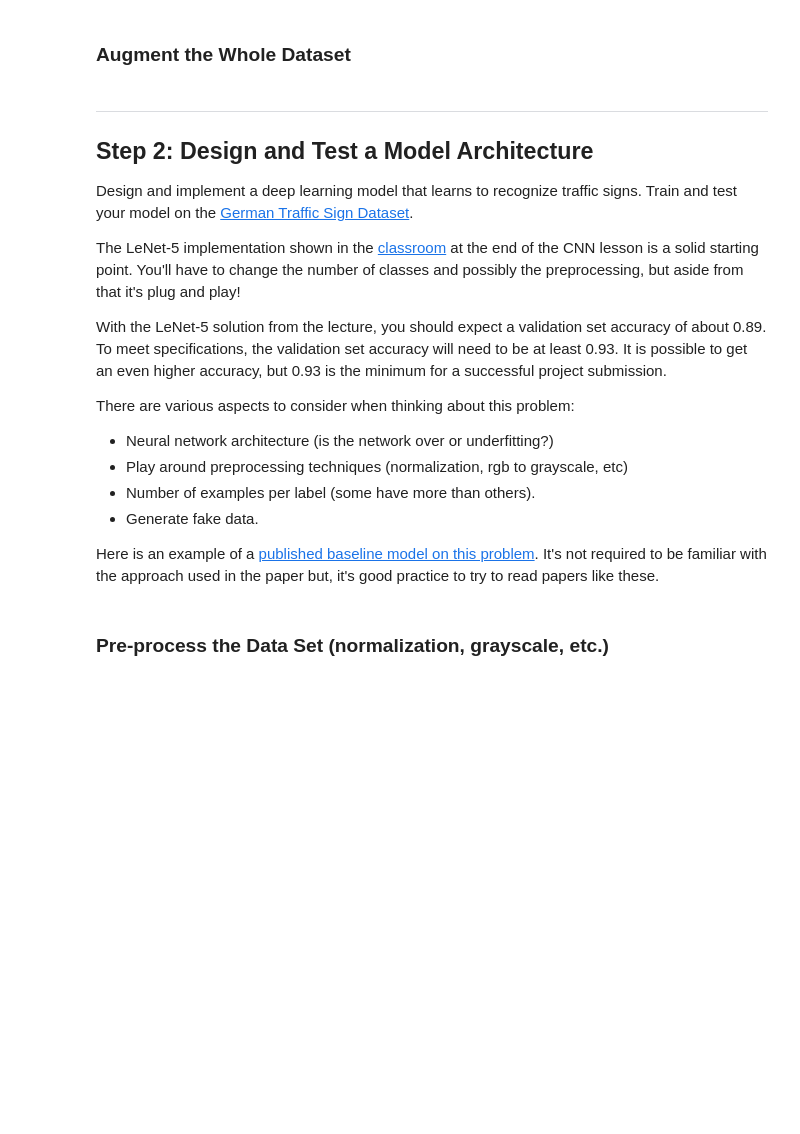
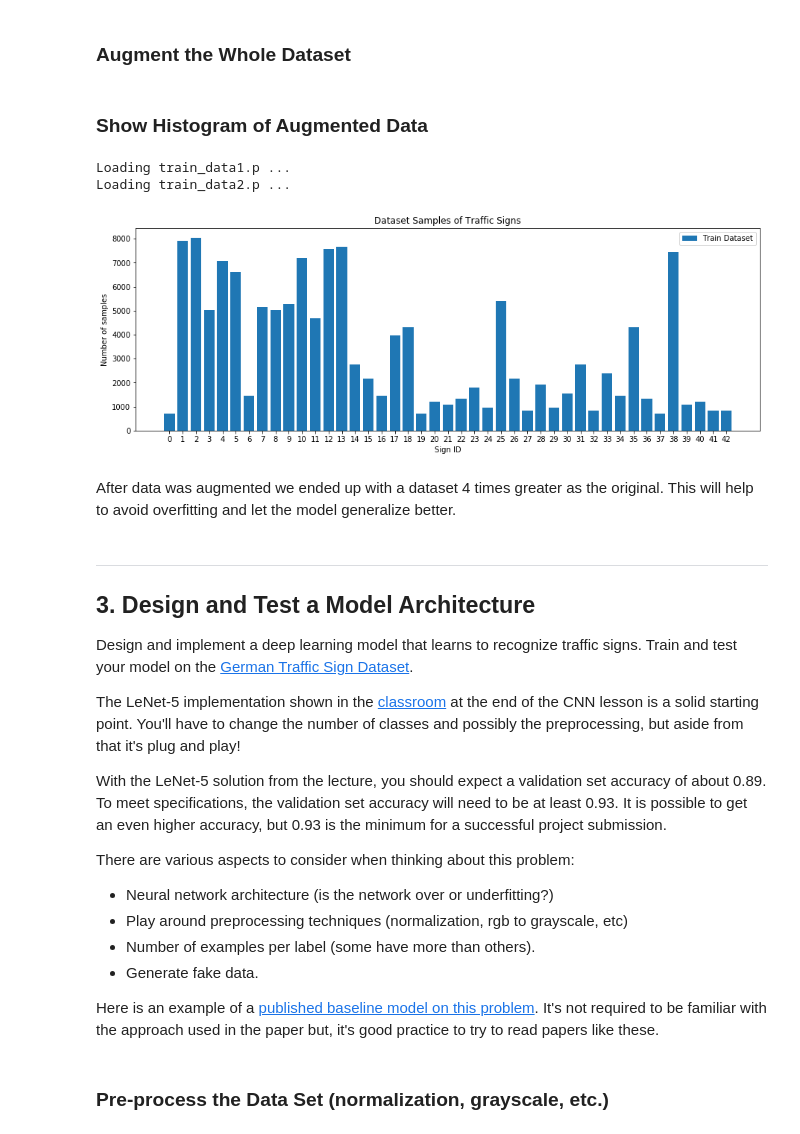
Before and after one commit to arturops/self-drivingCar, a Jupyter notebook: TrafficSignClassifier/Traffic_Sign_Classifier.ipynb, the cells around one changed output. Saved outputs shown, nothing was run; the diff lists cells and outputs as text; code cells hidden in the pictures; blank space fills up the shorter version.

Commit message:
Working version of the model that achieves the goal and the description of it

```diff
--- a/TrafficSignClassifier/Traffic_Sign_Classifier.ipynb
+++ b/TrafficSignClassifier/Traffic_Sign_Classifier.ipynb
@@ -269,10 +273,8 @@ def data_augmentation(data, labels, num_samples=1):
     Among the augmentation techniques used are:
         - Random rotations between -20 and 20 degrees
         - Random translations between -3 and 3 pixels in all directions.
-        - Random zooms between 0.5 and 1.3.
+        - Random zooms between 0.4 and 1.3.
         - Random shearing between -10 and 10 degrees.
-    ?randomly applies sobel edge detector to 1/4th of the images in each batch.
-    ?randomly inverts 1/2 of the images in each batch.
     """
     X_batch_aug =[]
     Y_batch_aug =[]
@@ -283,7 +285,7 @@ def data_augmentation(data, labels, num_samples=1):
         for sample in range(num_samples):
 
             # random rotations betweein -10 and 10 degrees
-            dorotate = random.randint(-30,30) #(-20,20)
+            dorotate = random.randint(-20,20) #(-30,30)
 
             # random translations
             trans_1 = random.randint(-3,3)#(-10,10)
@@ -293,7 +295,7 @@ def data_augmentation(data, labels, num_samples=1):
             zoom = random.uniform(0.4,1.3) #(0.5, 1.3)
 
             # shearing
-            shear_deg = random.uniform(-20,20)#(-10,10)#(-25, 25)
+            shear_deg = random.uniform(-10,10)#(-20,20)#(-25, 25)
 
             # set the transform parameters for skimage.transform.warp
             # have to shift to center and then shift back after transformation otherwise
@@ -320,12 +322,13 @@ def data_augmentation(data, labels, num_samples=1):
 
     return X_batch_aug, Y_batch_aug
 
-def augment_and_save_data(features,labels, timesAugmentDataset=3):
+def augment_and_save_data(features,labels, file_name='data_aug', timesAugmentDataset=3):
     """
     Augments the dataset by (CurrentNumberOfImages x timesToAugmentDataset)
     Arguments:
     @features: Images data (pixels array)
     @labels: Label of each image
+    @file_name: Name of the file in which to store data
     @timesAugmentDataset: Number of times that will be increased the original dataset
     Returns:
     None
@@ -347,25 +350,26 @@ def augment_and_save_data(features,labels, timesAugmentDataset=3):
     for i in range(0,len(labels),nBLOCKS*num_train):
         train_dic = {'features':features[i:i+nBLOCKS*num_train],\
                      'labels':labels[i:i+nBLOCKS*num_train]}
-        file = 'data_augT{}.p'.format(count)
+        file = file_name +'{}.p'.format(count)
         output = open(file, 'wb')
         pickle.dump(train_dic, output)
         output.close()
         count+=1
 
 
-def load_augmented_data(timesAugmentDataset=3):
+def load_augmented_data(file_name='data_aug',timesAugmentDataset=3):
     """
     Loads the data from the pickled files created after the data was augmented
     Arguments:
+    @file_name: Name of the file in which to store data
     @timesAugmentDataset: Number of times that was increased the original dataset
     """
     features=[]
     labels=[]
     count = (timesAugmentDataset+1)//2 + (timesAugmentDataset+1)%2
     for i in range(count):
-        file = 'data_augT{}.p'.format(i+1)
-        print(file)
+        file = file_name+'{}.p'.format(i+1)
+        print('Loading ' + file + ' ...')
         fdata = open(file, 'rb')
         data = pickle.load(fdata)
         x, y = data['features'], data['labels']
@@ -377,6 +381,17 @@ def load_augmented_data(timesAugmentDataset=3):
             labels = np.concatenate([labels, y])
 
     return features, labels
+
+def show_data_histogram(numpy_labels, num_classes=43, showGrid=False):
+        labels = pd.Series(numpy_labels)
+        plt.figure(figsize=(15,5))
+        plt.bar(labels.value_counts().index.values.tolist(),labels.value_counts().tolist(), label='Train Dataset')
+        plt.title('Dataset Samples of Traffic Signs')
+        plt.ylabel('Number of samples')
+        plt.xlabel('Sign ID')
+        plt.grid(showGrid)
+        plt.legend(loc='best')
+        plt.xticks(np.arange(0,num_classes,1));
 # %% [markdown]
 ### Example of a Visualization of Augmented Data
 # %%
@@ -403,11 +418,23 @@ show_images(aug_imgs, SAMPLES)
 # %% [markdown]
 ### Augment the Whole Dataset
 # %%
-augment_and_save_data(df_Xtrain.loc['features'], df_Xtrain.loc['labels'])
+file = AUG_TRAIN_FILE
+augment_and_save_data(df_Xtrain.loc['features'], df_Xtrain.loc['labels'],file)
+# %% [markdown]
+### Show Histogram of Augmented Data
+# %%
+aug_features,aug_labels = load_augmented_data(file)
+show_data_histogram(aug_labels,n_classes)
+# %% [output]
+Loading train_data1.p ...
+Loading train_data2.p ...
+[figure, added]
+# %% [markdown]
+After data was augmented we ended up with a dataset 4 times greater as the original. This will help to avoid overfitting and let the model generalize better.
 # %% [markdown]
 ----
 
-## Step 2: Design and Test a Model Architecture
+## 3. Design and Test a Model Architecture
 
 Design and implement a deep learning model that learns to recognize traffic signs. Train and test your model on the [German Traffic Sign Dataset](http://benchmark.ini.rub.de/?section=gtsrb&subsection=dataset).
 
```
Also changed, not shown: parts of 27 cells of this notebook, 1 other file.
